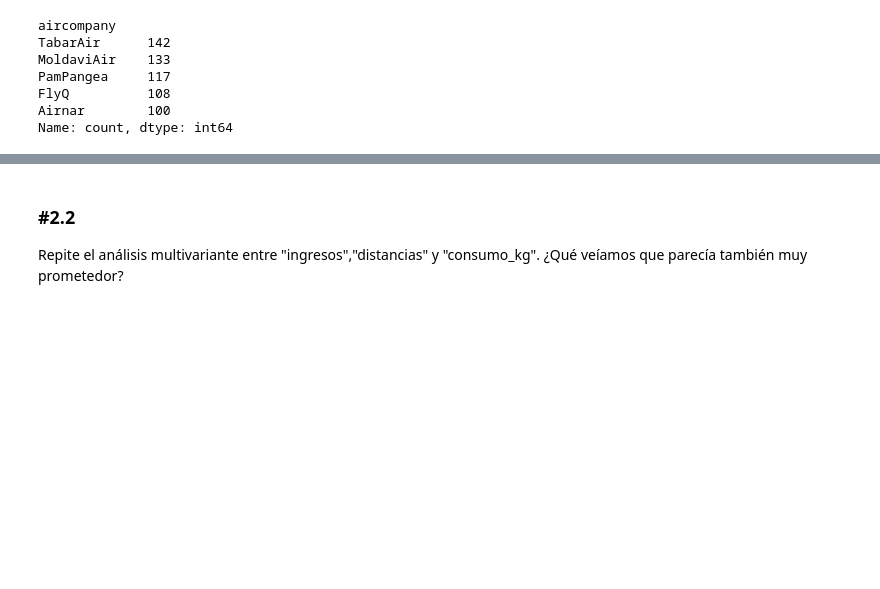
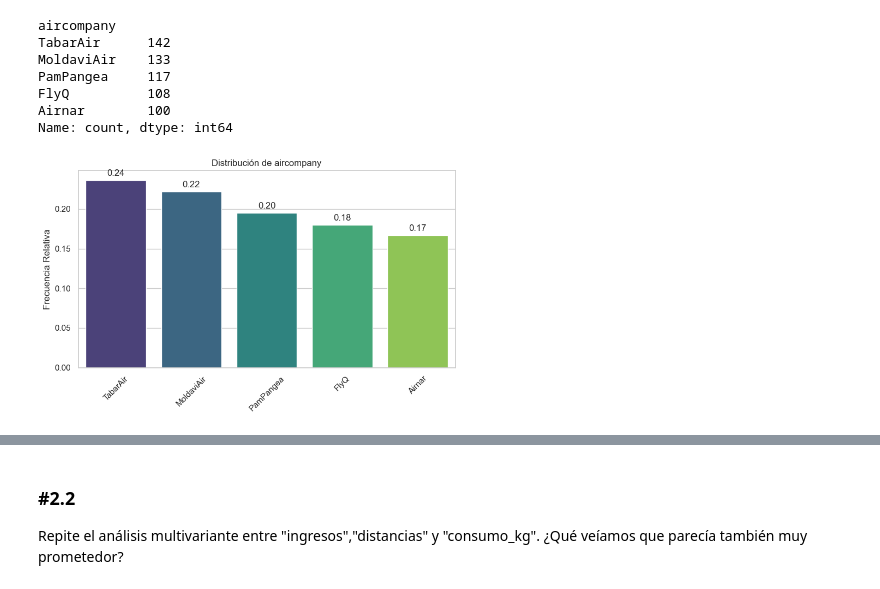
Before and after one commit to Niet-Sart/Online_DS_TheBridge_Anta, a Jupyter notebook: 03_Analisis_de_Datos/Sprint_07/Unidad_02/Practica_Obligatoria/18_Practica_Obligatoria_Multivariante.ipynb, the cells around one changed output, grey strips where cells are left out. Saved outputs shown, nothing was run; the diff lists cells and outputs as text; code cells hidden in the pictures; blank space fills up the shorter version.

```diff
--- a/03_Analisis_de_Datos/Sprint_07/Unidad_02/Practica_Obligatoria/18_Practica_Obligatoria_Multivariante.ipynb
+++ b/03_Analisis_de_Datos/Sprint_07/Unidad_02/Practica_Obligatoria/18_Practica_Obligatoria_Multivariante.ipynb
@@ -485,8 +486,8 @@ El objetivo en este caso no es tanto hacer un montón de análisis sino de compl
 
 Carga el dataset de viajes del mes de junio. Repite el análisis bivariante entre las variables "Aircompany" e "Ingresos", mostrando previamente los viajes por compañía aérea. ¿Qué situación llamativa nos surgió? (Ten en cuenta que somos el departamenteo de DataScience de TabarAir)
 # %%
-df_viajes = pd.read_csv("data/dataset_viajes_jun23.csv")
-df_viajes
+df_air_jun = pd.read_csv("data/dataset_viajes_jun23.csv")
+df_air_jun
 # %% [output]
 |  | aircompany | origen | destino | distancia | avion | con_escala | consumo_kg | duracion | ingresos | ... |
 | 0 | Airnar | París | Ginebra | 411 | Boeing 737 | False | 1028.691900 | 51 | 14232.65 | ... |
@@ -511,3 +512,7 @@ PamPangea     117
 FlyQ          108
 Airnar        100
 Name: count, dtype: int64
+# %%
+pinta_distribucion_categoricas(df_air_jun,["aircompany"], relativa= True, mostrar_valores= True)
+# %% [output]
+[figure, added]
```
Also changed, not shown: parts of 22 cells of this notebook.
